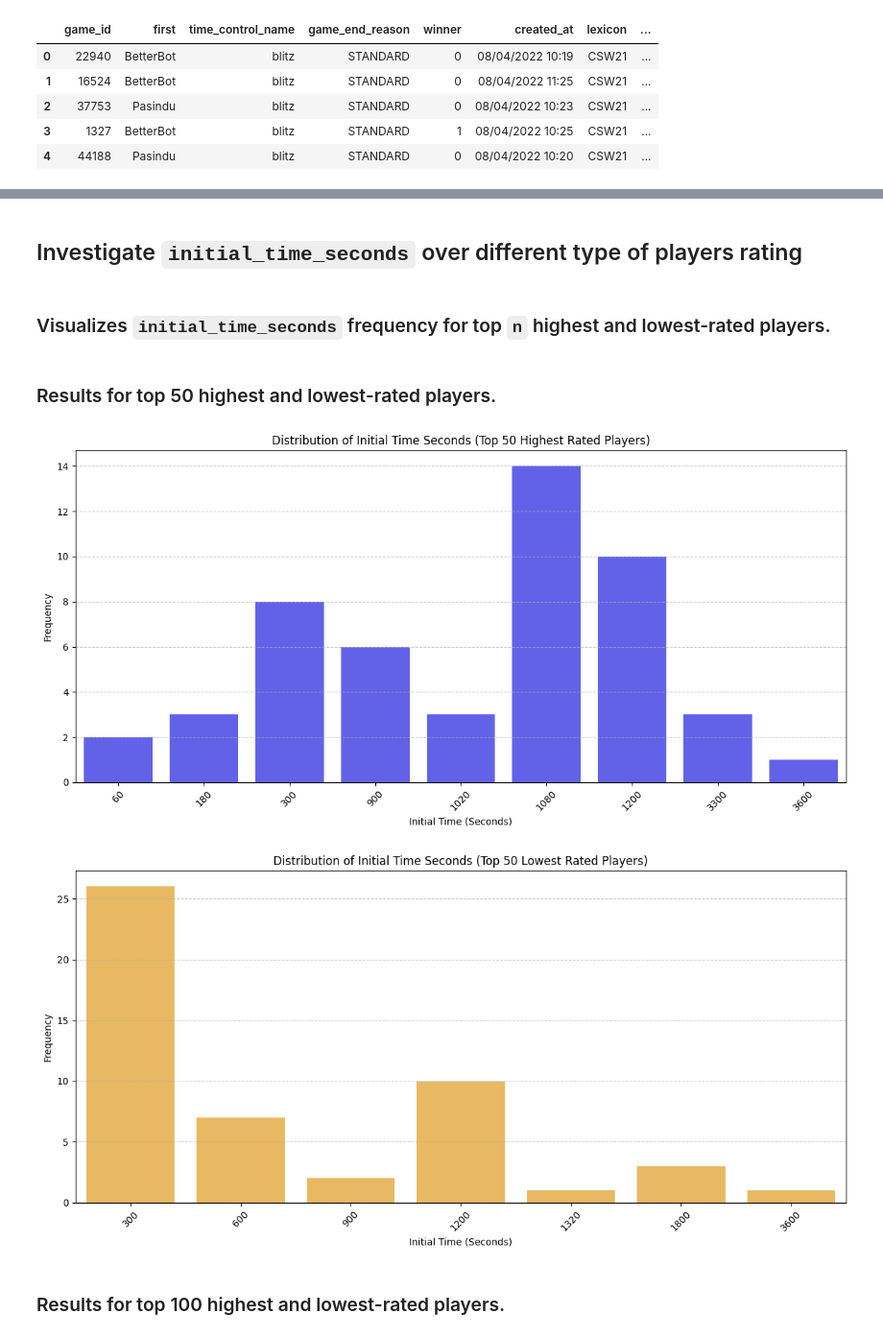
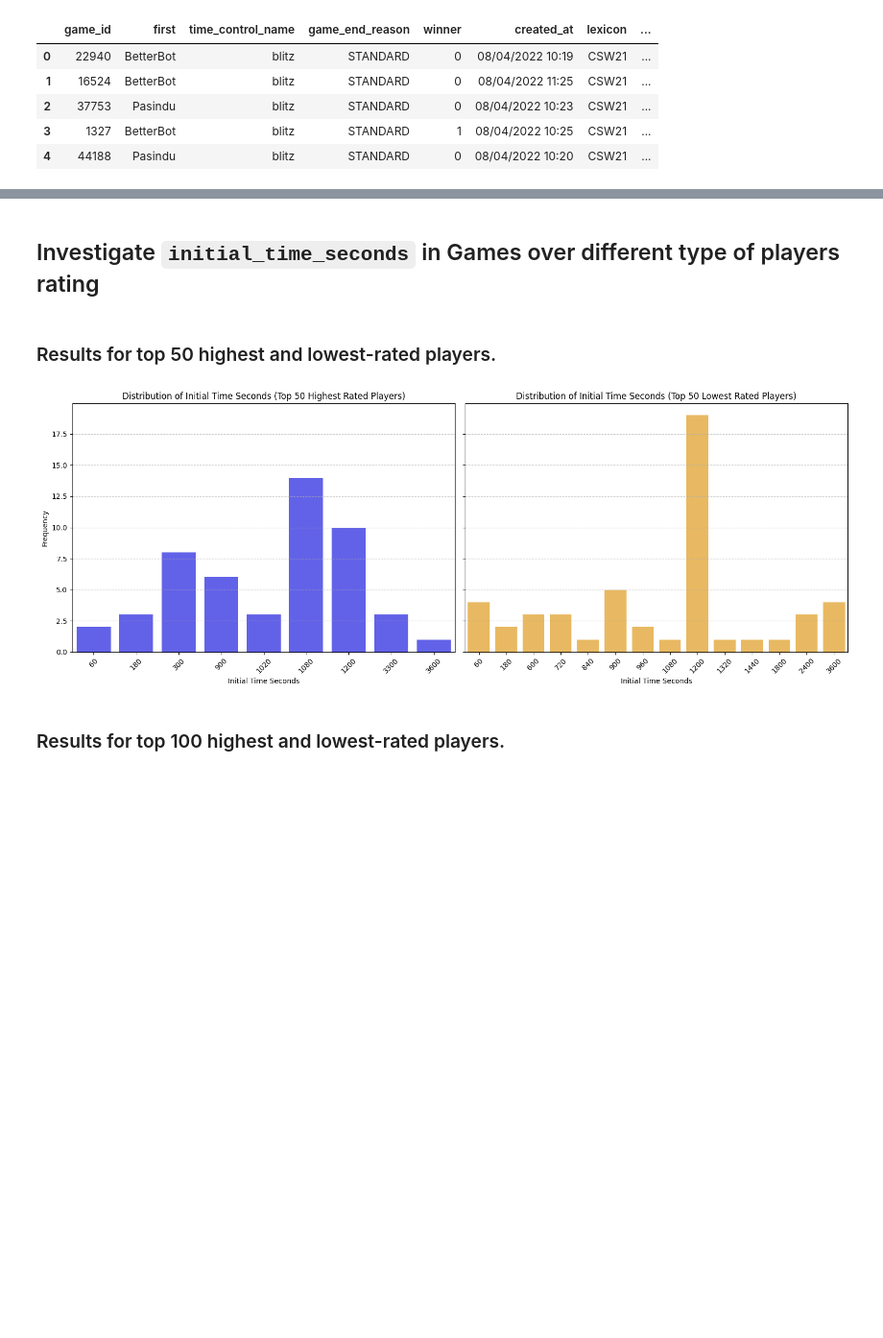
Before and after one commit to liav2002/Scrable, a Jupyter notebook: notebooks/scrable_feature_engineering.ipynb, the cells around one changed output, grey strips where cells are left out. Shown at 96% size. Saved outputs shown, nothing was run; the diff lists cells and outputs as text; code cells hidden in the pictures; blank space fills up the shorter version.

```diff
--- a/notebooks/scrable_feature_engineering.ipynb
+++ b/notebooks/scrable_feature_engineering.ipynb
@@ -466,6 +511,7 @@ train.head()
 # %%
 sorted_train = train.sort_values(by="user_rating", ascending=False)
-sorted_games = games.set_index("game_id").loc[sorted_train["game_id"]].reset_index()
+sorted_main = main_df.sort_values(by="user_rating", ascending=False)
+sorted_games = games.set_index("game_id").loc[sorted_main["game_id"]].reset_index()
 # %%
 sorted_train.head()
 # %% [output]
@@ -505,4 +597,2 @@ sorted_games.tail()
 # %% [markdown]
-## Investigate `initial_time_seconds` over different type of players rating
+## Investigate `initial_time_seconds` in Games over different type of players rating
-# %% [markdown]
-### Visualizes `initial_time_seconds` frequency for top `n` highest and lowest-rated players.
@@ -564,10 +599,9 @@ def initial_time_seconds_distribution(n: int) -> None:
 # %% [markdown]
 ### Results for top 50 highest and lowest-rated players.
 # %%
-initial_time_seconds_distribution(50)
+games_features_distribution_over_two_edges(n=50, feature_name="initial_time_seconds", feature_label="Initial Time Seconds")
 # %% [output]
-[figure, old version]
+[figure, new version]
-[figure, removed]
 # %% [markdown]
 ### Results for top 100 highest and lowest-rated players.
 # %%
```
Also changed, not shown: parts of 136 cells of this notebook.
